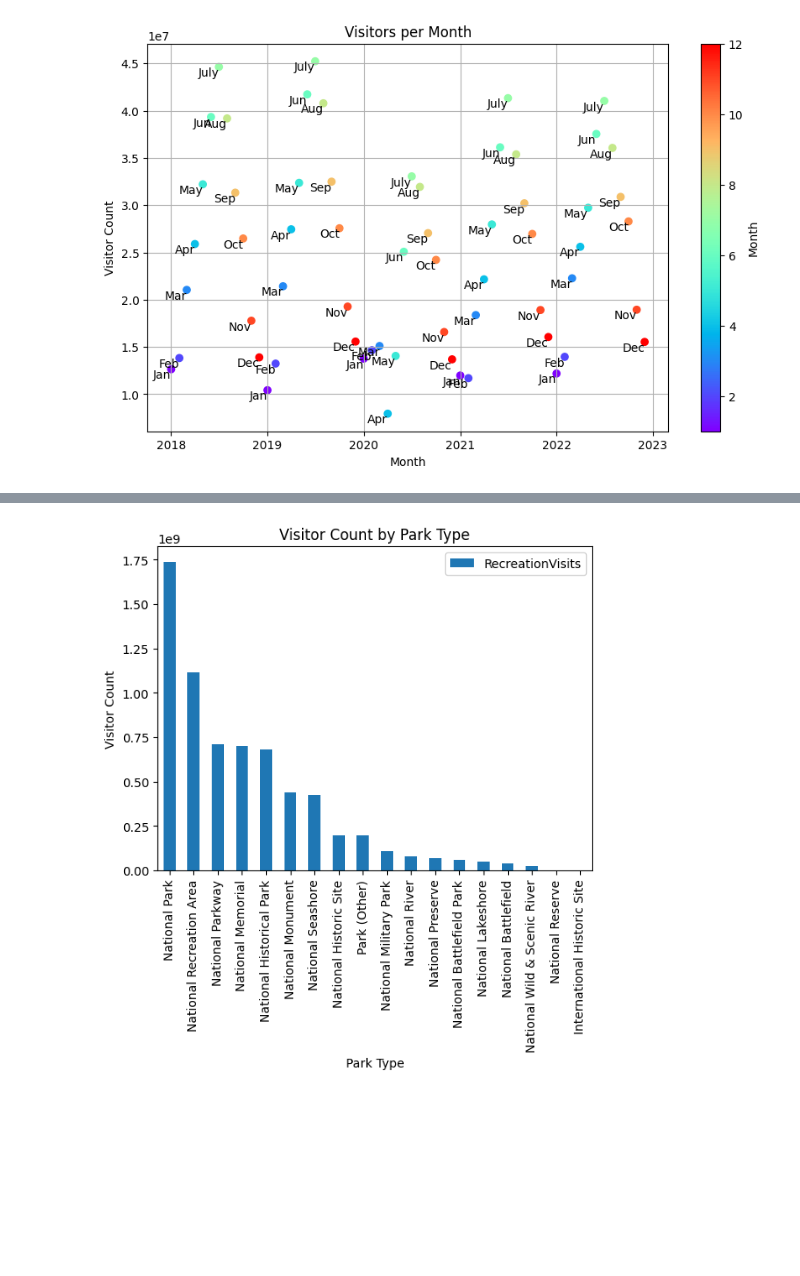
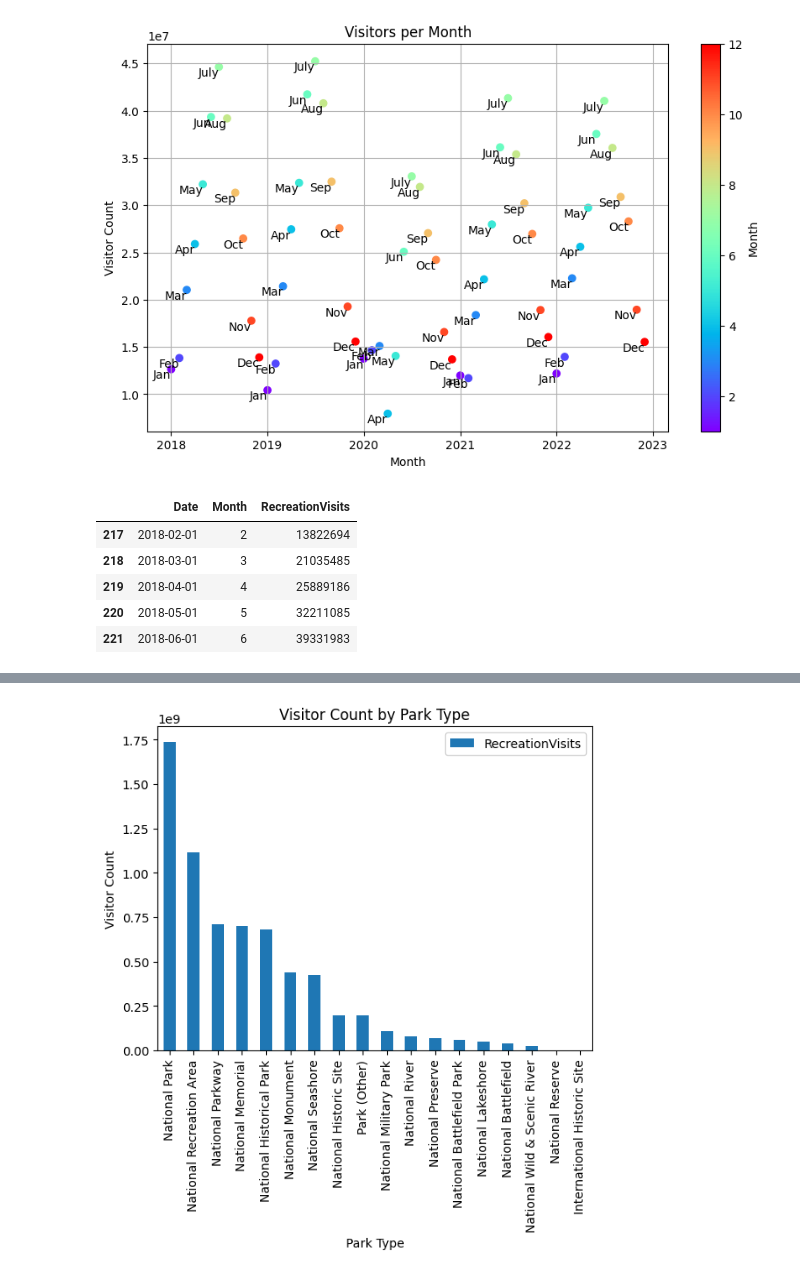
Before and after one commit to michaelzwartz/National-Parks-and-COVID, a Jupyter notebook: Data_visualization.ipynb, the cells around one changed output, grey strips where cells are left out. Cells and saved outputs as stored; diff of their text form; code cells hidden in the pictures; blank space fills up the shorter version.

```diff
--- a/Data_visualization.ipynb
+++ b/Data_visualization.ipynb
@@ -104,4 +102,11 @@ plt.show()
 # %%
 #Create a plot to show the park visitors per month from 2018 to 2022
 rec_visits_month = rec_visits_month.query('Date > 2018')
-rec_visits_month
+rec_visits_month.head()
+# %% [output]
+|  | Date | Month | RecreationVisits |
+| 217 | 2018-02-01 | 2 | 13822694 |
+| 218 | 2018-03-01 | 3 | 21035485 |
+| 219 | 2018-04-01 | 4 | 25889186 |
+| 220 | 2018-05-01 | 5 | 32211085 |
+| 221 | 2018-06-01 | 6 | 39331983 |
```
Also changed, not shown: parts of 7 cells of this notebook, 3 other files.
